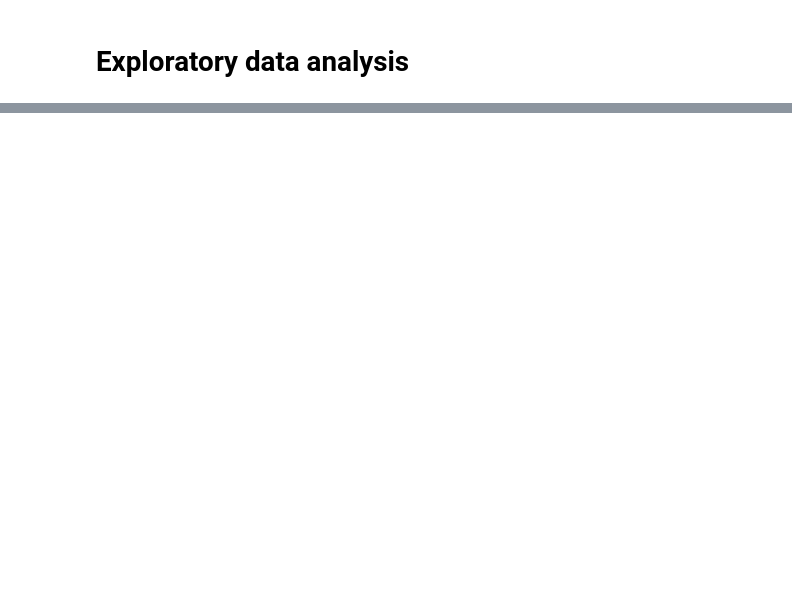
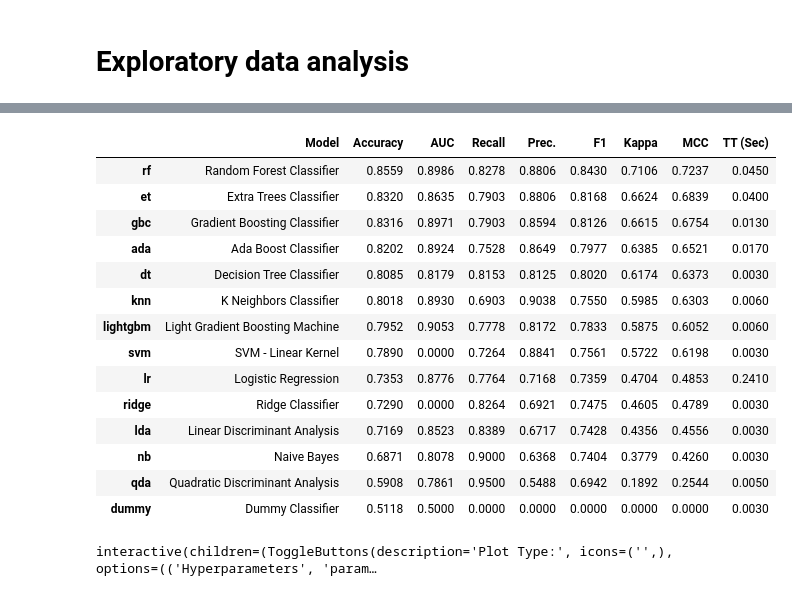
Before and after one commit to ennioferreirab/forecast_classification_test, a Jupyter notebook: 0_load_data.ipynb, the cells around one changed output, grey strips where cells are left out. Cells and saved outputs as stored; diff of their text form; code cells hidden in the pictures; blank space fills up the shorter version.

```diff
--- a/0_load_data.ipynb
+++ b/0_load_data.ipynb
@@ -109,0 +573,22 @@ Name: amount, dtype: float64
+# %%
+best = compare_models()
+# %% [output]
+|  | Model | Accuracy | AUC | Recall | Prec. | F1 | Kappa | MCC | TT (Sec) |
+| rf | Random Forest Classifier | 0.8559 | 0.8986 | 0.8278 | 0.8806 | 0.8430 | 0.7106 | 0.7237 | 0.0450 |
+| et | Extra Trees Classifier | 0.8320 | 0.8635 | 0.7903 | 0.8806 | 0.8168 | 0.6624 | 0.6839 | 0.0400 |
+| gbc | Gradient Boosting Classifier | 0.8316 | 0.8971 | 0.7903 | 0.8594 | 0.8126 | 0.6615 | 0.6754 | 0.0130 |
+| ada | Ada Boost Classifier | 0.8202 | 0.8924 | 0.7528 | 0.8649 | 0.7977 | 0.6385 | 0.6521 | 0.0170 |
+| dt | Decision Tree Classifier | 0.8085 | 0.8179 | 0.8153 | 0.8125 | 0.8020 | 0.6174 | 0.6373 | 0.0030 |
+| knn | K Neighbors Classifier | 0.8018 | 0.8930 | 0.6903 | 0.9038 | 0.7550 | 0.5985 | 0.6303 | 0.0060 |
+| lightgbm | Light Gradient Boosting Machine | 0.7952 | 0.9053 | 0.7778 | 0.8172 | 0.7833 | 0.5875 | 0.6052 | 0.0060 |
+| svm | SVM - Linear Kernel | 0.7890 | 0.0000 | 0.7264 | 0.8841 | 0.7561 | 0.5722 | 0.6198 | 0.0030 |
+| lr | Logistic Regression | 0.7353 | 0.8776 | 0.7764 | 0.7168 | 0.7359 | 0.4704 | 0.4853 | 0.2410 |
+| ridge | Ridge Classifier | 0.7290 | 0.0000 | 0.8264 | 0.6921 | 0.7475 | 0.4605 | 0.4789 | 0.0030 |
+| lda | Linear Discriminant Analysis | 0.7169 | 0.8523 | 0.8389 | 0.6717 | 0.7428 | 0.4356 | 0.4556 | 0.0030 |
+| nb | Naive Bayes | 0.6871 | 0.8078 | 0.9000 | 0.6368 | 0.7404 | 0.3779 | 0.4260 | 0.0030 |
+| qda | Quadratic Discriminant Analysis | 0.5908 | 0.7861 | 0.9500 | 0.5488 | 0.6942 | 0.1892 | 0.2544 | 0.0050 |
+| dummy | Dummy Classifier | 0.5118 | 0.5000 | 0.0000 | 0.0000 | 0.0000 | 0.0000 | 0.0000 | 0.0030 |
+# %%
+evaluate_model(best)
+# %% [output]
+interactive(children=(ToggleButtons(description='Plot Type:', icons=('',), options=(('Hyperparameters', 'param…
```
Also changed, not shown: parts of 28 cells of this notebook.
